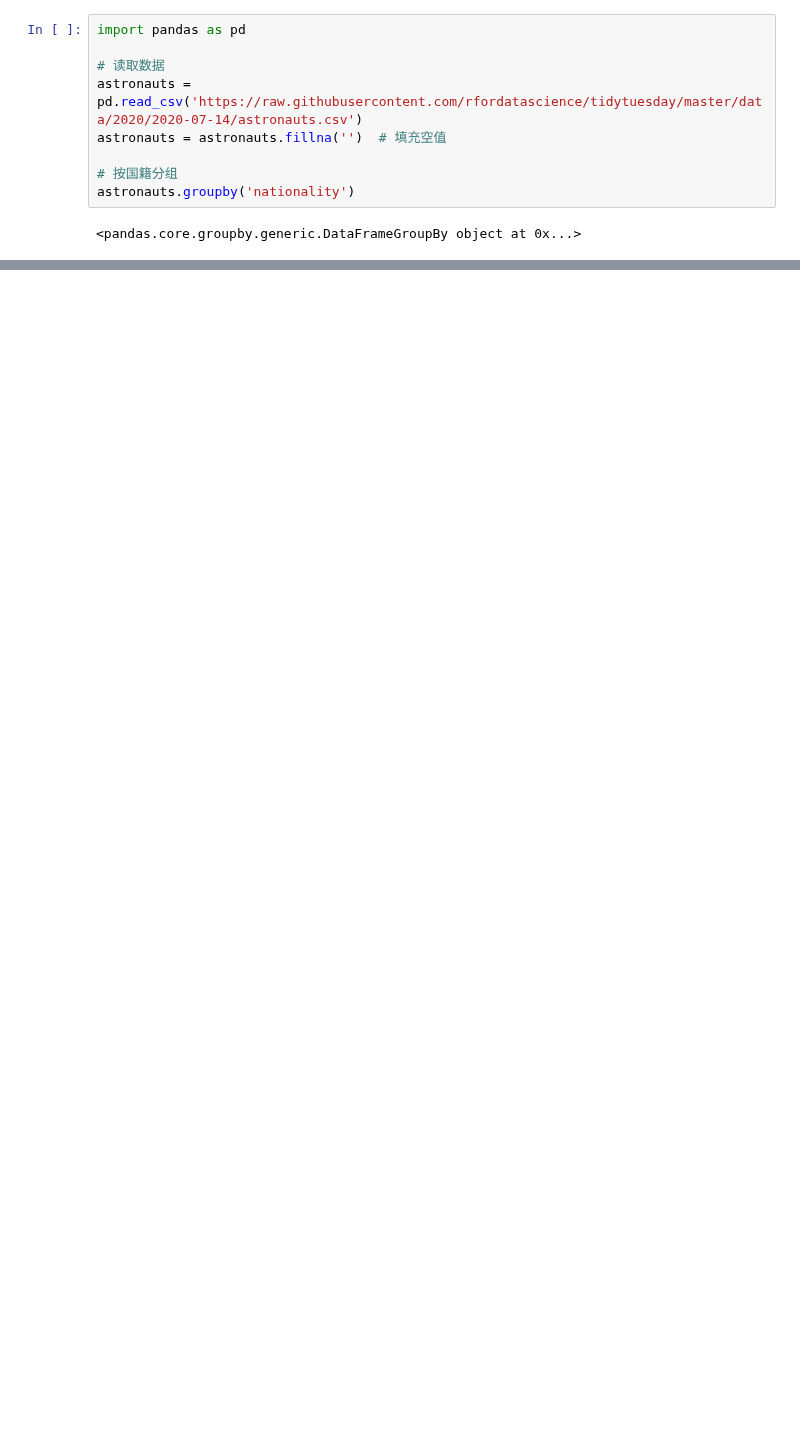
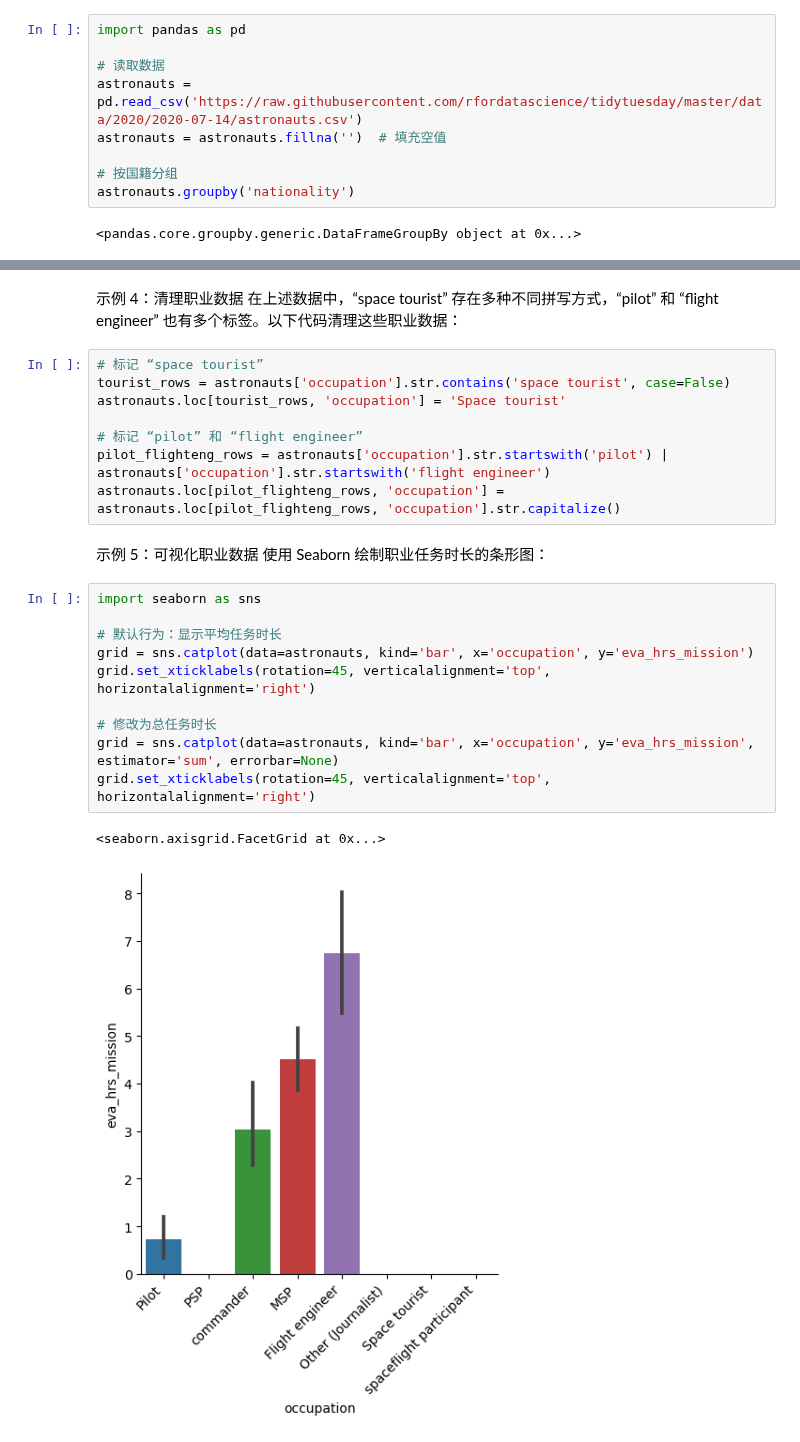
Before and after one commit to Chenji-s/test1, a Jupyter notebook: 教学week8.ipynb, the cells around one changed output, grey strips where cells are left out. Drawn from its saved outputs; the diff is of its cells as text; blank space fills up the shorter version.

```diff
--- a/教学week8.ipynb
+++ b/教学week8.ipynb
@@ -138,0 +214,27 @@ astronauts.groupby('nationality')
+# %% [markdown]
+示例 4：清理职业数据
+在上述数据中，“space tourist” 存在多种不同拼写方式，“pilot” 和 “flight engineer” 也有多个标签。以下代码清理这些职业数据：
+# %%
+# 标记 “space tourist”
+tourist_rows = astronauts['occupation'].str.contains('space tourist', case=False)
+astronauts.loc[tourist_rows, 'occupation'] = 'Space tourist'
+
+# 标记 “pilot” 和 “flight engineer”
+pilot_flighteng_rows = astronauts['occupation'].str.startswith('pilot') | astronauts['occupation'].str.startswith('flight engineer')
+astronauts.loc[pilot_flighteng_rows, 'occupation'] = astronauts.loc[pilot_flighteng_rows, 'occupation'].str.capitalize()
+# %% [markdown]
+示例 5：可视化职业数据
+使用 Seaborn 绘制职业任务时长的条形图：
+# %%
+import seaborn as sns
+
+# 默认行为：显示平均任务时长
+grid = sns.catplot(data=astronauts, kind='bar', x='occupation', y='eva_hrs_mission')
+grid.set_xticklabels(rotation=45, verticalalignment='top', horizontalalignment='right')
+
+# 修改为总任务时长
+grid = sns.catplot(data=astronauts, kind='bar', x='occupation', y='eva_hrs_mission', estimator='sum', errorbar=None)
+grid.set_xticklabels(rotation=45, verticalalignment='top', horizontalalignment='right')
+# %% [output]
+<seaborn.axisgrid.FacetGrid at 0x...>
+[figure, added]
```
Also changed, not shown: parts of 17 cells of this notebook.
